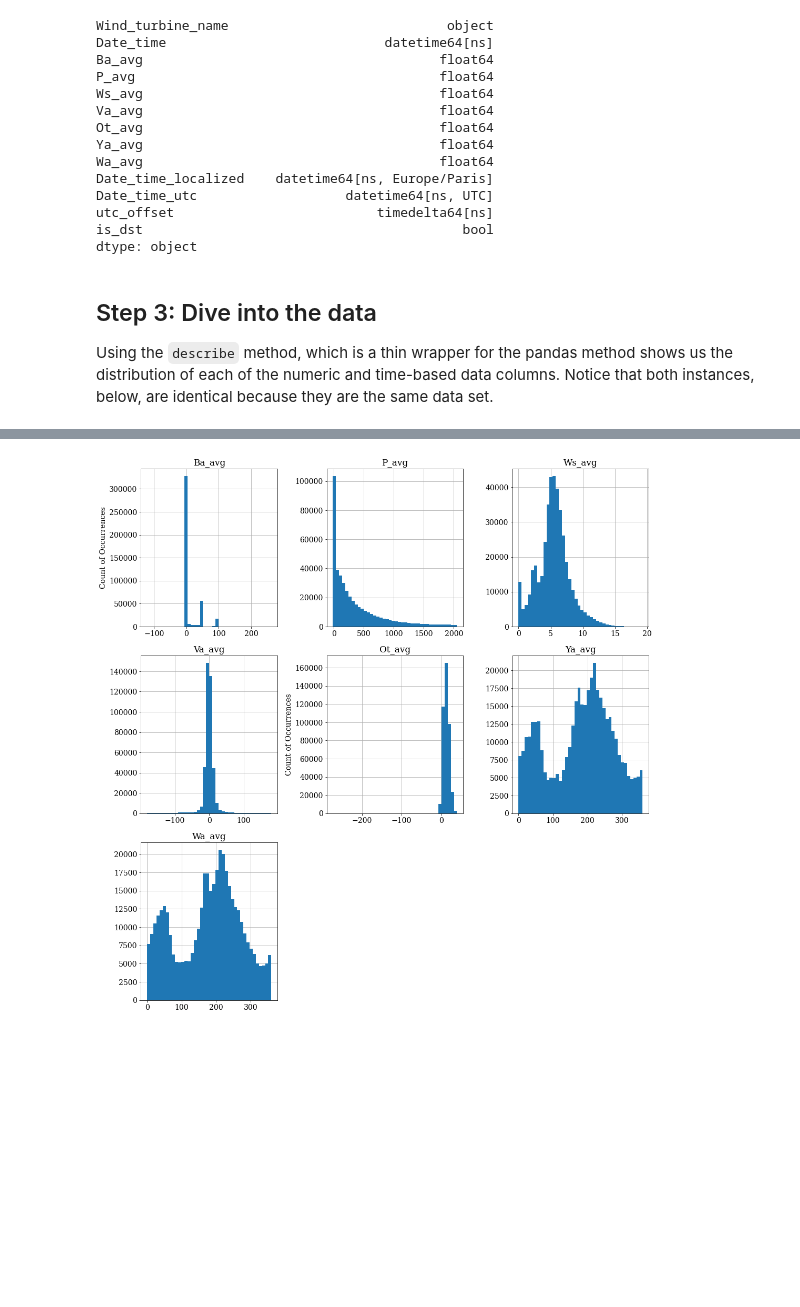
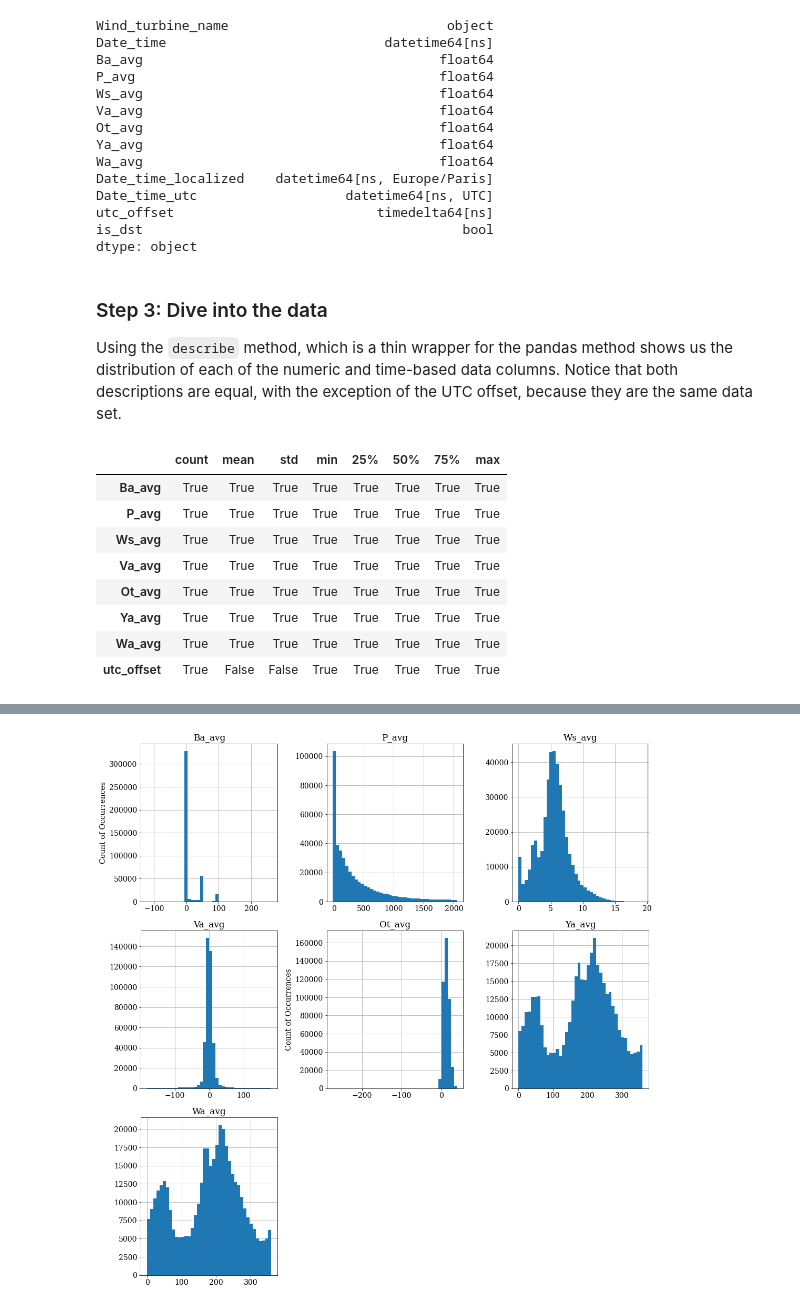
Before and after one commit to NREL/OpenOA, a Jupyter notebook: examples/00_intro_to_plant_data.ipynb, the cells around one changed output, grey strips where cells are left out. Cells and saved outputs as stored; diff of their text form; code cells hidden in the pictures; blank space fills up the shorter version.

```diff
--- a/examples/00_intro_to_plant_data.ipynb
+++ b/examples/00_intro_to_plant_data.ipynb
@@ -60,9 +146,9 @@ scada_df_tz = scada_df.loc[:, :].copy()  # timezone aware
 scada_df_no_tz = scada_df.loc[:, :].copy()  # timezone unaware
 
 # Remove the timezone information from the timezone unaware example dataframe
-scada_df_no_tz['Date_time'] = [f"{el[0:10]} {el[11:19]}" for el in scada_df_no_tz["Date_time"]]
+scada_df_no_tz.Date_time = scada_df_no_tz.Date_time.str[:19].str.replace("T", " ")
 
-# Show the resulting change
+# # Show the resulting change
 scada_df_no_tz.head()
 # %% [output]
 |  | Wind_turbine_name | Date_time | Ba_avg | P_avg | Ws_avg | Va_avg | Ot_avg | Ya_avg | Wa_avg |
@@ -193,9 +280,21 @@ utc_offset                          timedelta64[ns]
 is_dst                                         bool
 dtype: object
 # %% [markdown]
-## Step 3: Dive into the data
+### Step 3: Dive into the data
 
-Using the `describe` method, which is a thin wrapper for the pandas method shows us the distribution of each of the numeric and time-based data columns. Notice that both instances, below, are identical because they are the same data set.
+Using the `describe` method, which is a thin wrapper for the pandas method shows us the distribution of each of the numeric and time-based data columns. Notice that both descriptions are equal, with the exception of the UTC offset, because they are the same data set.
+# %%
+qa.describe(scada_df_tz) == qa.describe(scada_df_no_tz)
+# %% [output]
+|  | count | mean | std | min | 25% | 50% | 75% | max |
+| Ba_avg | True | True | True | True | True | True | True | True |
+| P_avg | True | True | True | True | True | True | True | True |
+| Ws_avg | True | True | True | True | True | True | True | True |
+| Va_avg | True | True | True | True | True | True | True | True |
+| Ot_avg | True | True | True | True | True | True | True | True |
+| Ya_avg | True | True | True | True | True | True | True | True |
+| Wa_avg | True | True | True | True | True | True | True | True |
+| utc_offset | True | False | False | True | True | True | True | True |
 # %%
 qa.describe(scada_df_tz)
 # %% [output]
```
Also changed, not shown: parts of 43 cells of this notebook, 3 other files.
